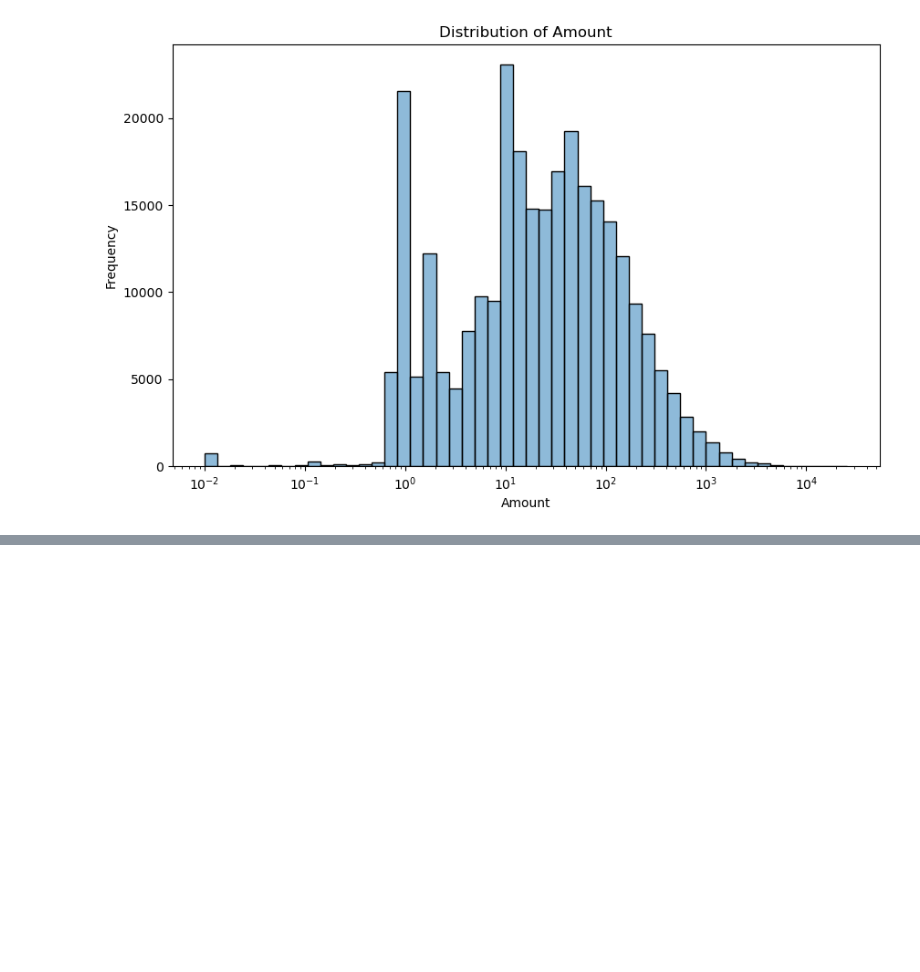
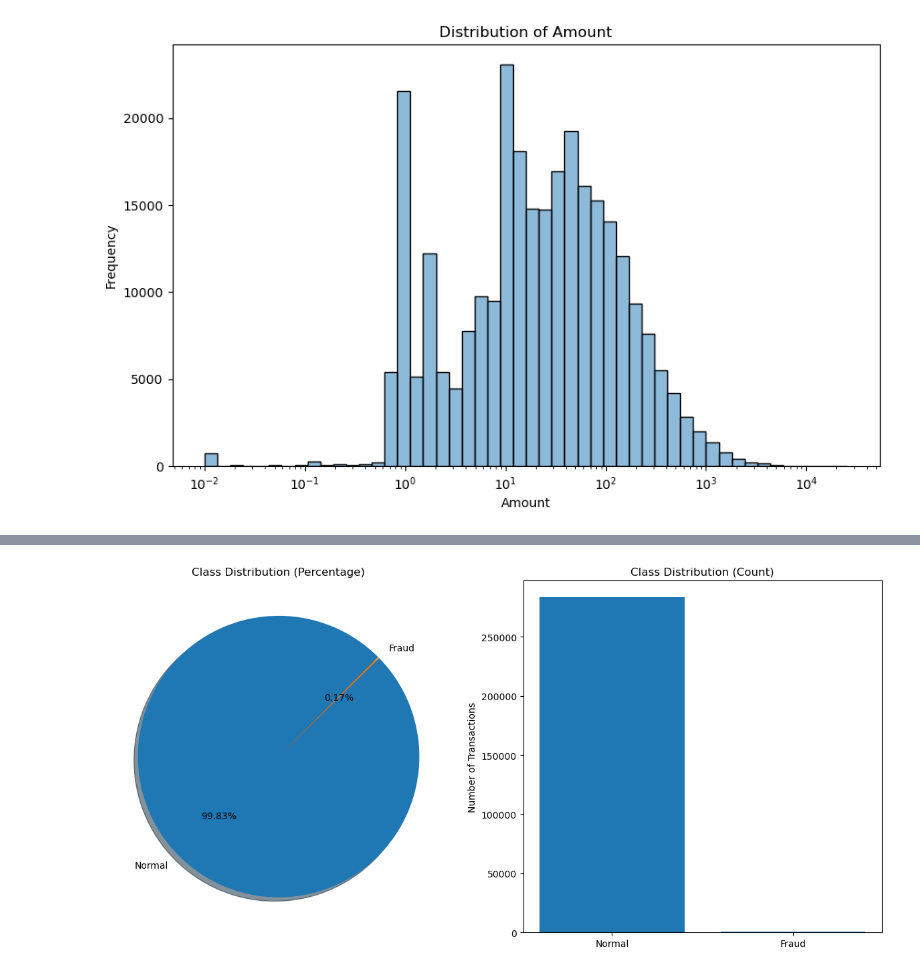
Before and after one commit to abdelrahman611982/Credit-Card-Fraud-Detection, a Jupyter notebook: Credit Card Fraud Detection.ipynb, the cells around one changed output, grey strips where cells are left out. Saved outputs shown, nothing was run; the diff lists cells and outputs as text; code cells hidden in the pictures; blank space fills up the shorter version.

```diff
--- a/Credit Card Fraud Detection.ipynb
+++ b/Credit Card Fraud Detection.ipynb
@@ -90,0 +137,19 @@ plt.show()
+# %%
+fig, ax = plt.subplots(1, 2, figsize=(12, 6))
+
+class_counts = df['Class'].value_counts().sort_index()
+labels = ['Normal', 'Fraud']
+
+# Bar chart
+ax[1].bar(labels, class_counts)
+ax[1].set_title('Class Distribution (Count)')
+ax[1].set_ylabel('Number of Transactions')
+
+# Pie chart
+ax[0].pie(class_counts, labels=labels, autopct='%1.2f%%', startangle=45, shadow=True)
+ax[0].set_title('Class Distribution (Percentage)')
+
+plt.tight_layout()
+plt.show()
+# %% [output]
+[figure, added]
```
Also changed, not shown: parts of 3 cells of this notebook.
